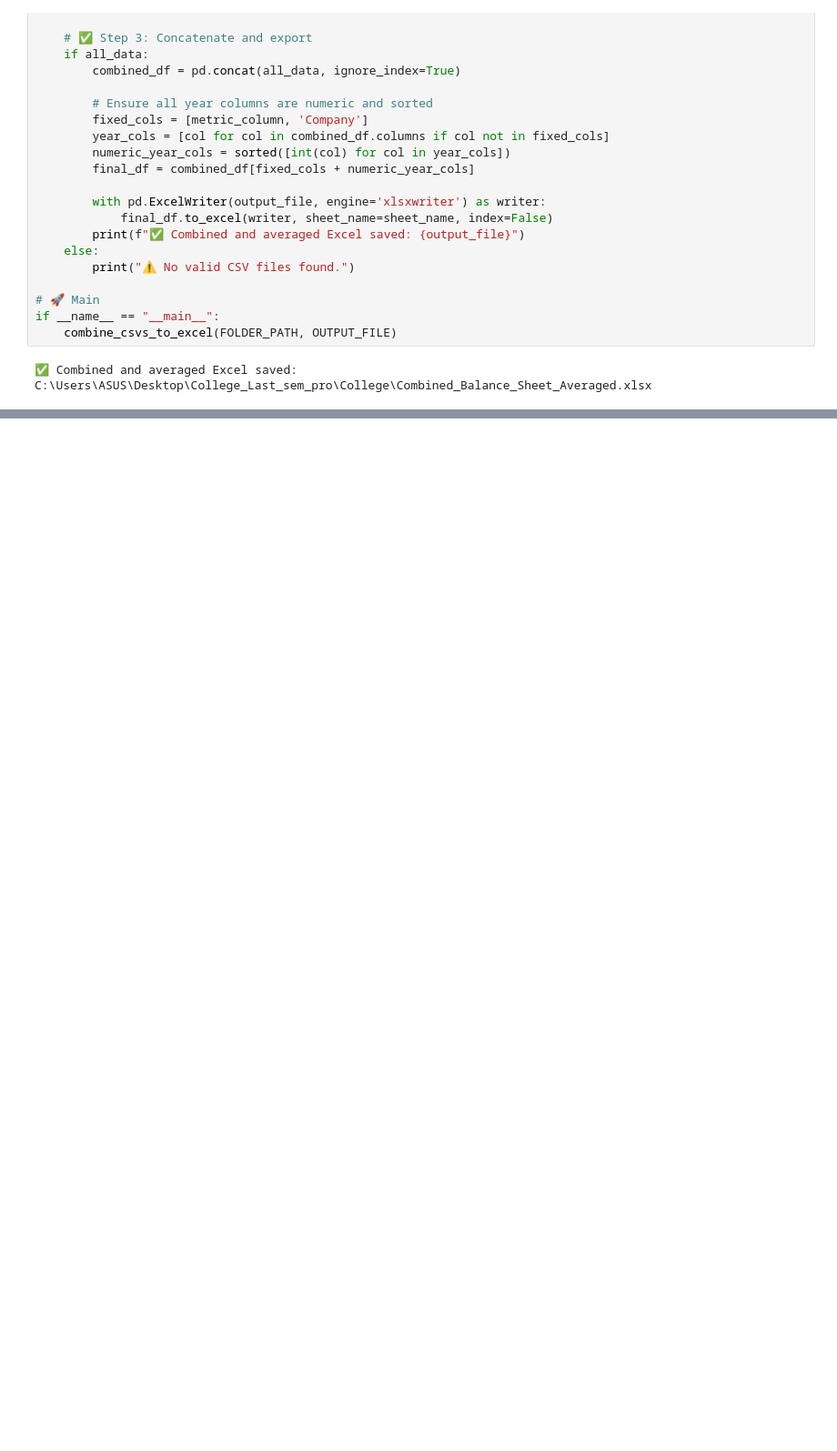
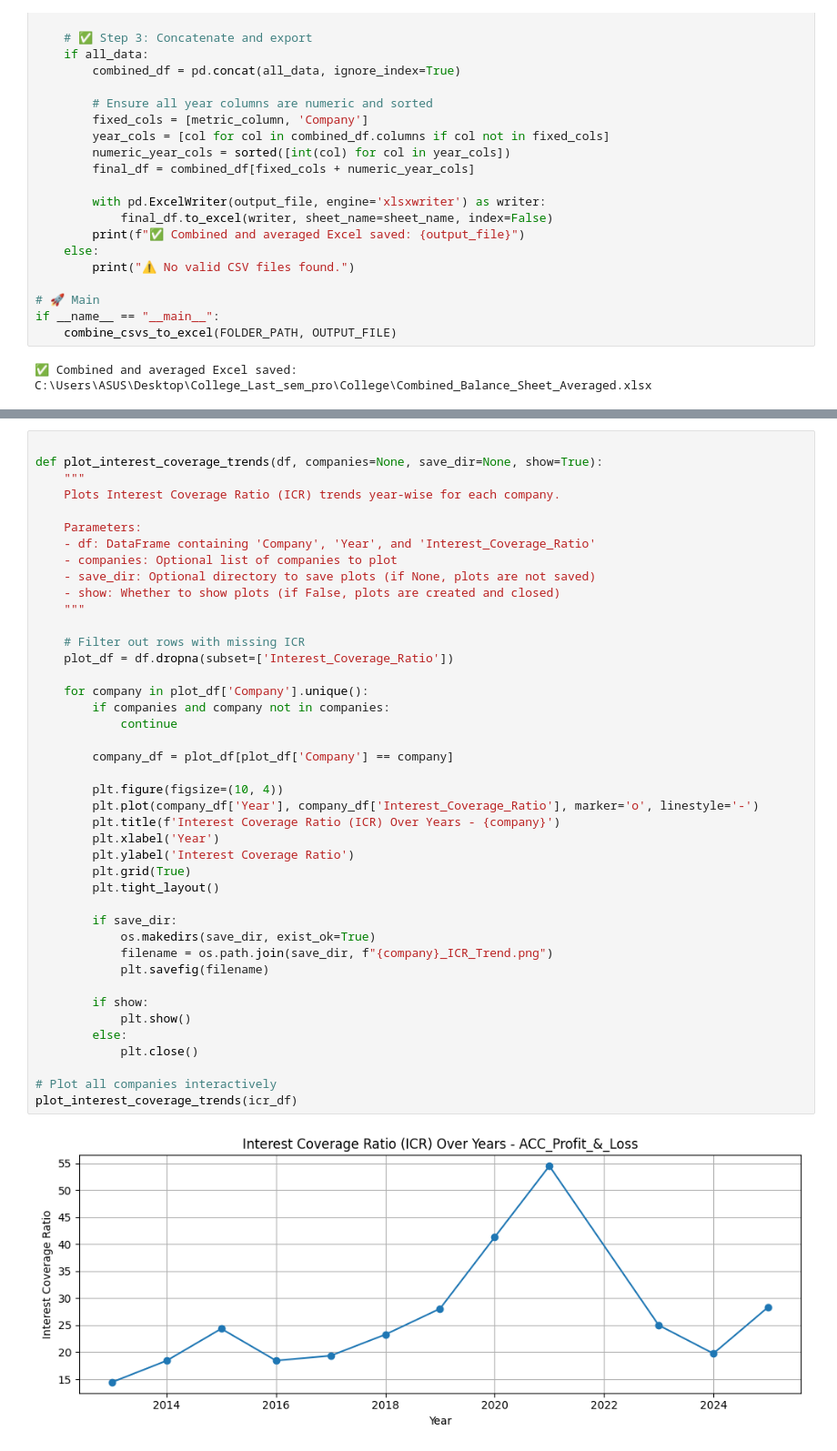
Before and after one commit to karankrish/Riskify, a Jupyter notebook: notebooks/Preprocessing/DynamicCode.ipynb, the cells around one changed output, grey strips where cells are left out. Shown at 91% size. Drawn from its saved outputs; the diff is of its cells as text; blank space fills up the shorter version.

```diff
--- a/notebooks/Preprocessing/DynamicCode.ipynb
+++ b/notebooks/Preprocessing/DynamicCode.ipynb
@@ -190,0 +855,44 @@ if __name__ == "__main__":
+# %%
+
+def plot_interest_coverage_trends(df, companies=None, save_dir=None, show=True):
+    """
+    Plots Interest Coverage Ratio (ICR) trends year-wise for each company.
+
+    Parameters:
+    - df: DataFrame containing 'Company', 'Year', and 'Interest_Coverage_Ratio'
+    - companies: Optional list of companies to plot
+    - save_dir: Optional directory to save plots (if None, plots are not saved)
+    - show: Whether to show plots (if False, plots are created and closed)
+    """
+
+    # Filter out rows with missing ICR
+    plot_df = df.dropna(subset=['Interest_Coverage_Ratio'])
+
+    for company in plot_df['Company'].unique():
+        if companies and company not in companies:
+            continue
+
+        company_df = plot_df[plot_df['Company'] == company]
+
+        plt.figure(figsize=(10, 4))
+        plt.plot(company_df['Year'], company_df['Interest_Coverage_Ratio'], marker='o', linestyle='-')
+        plt.title(f'Interest Coverage Ratio (ICR) Over Years - {company}')
+        plt.xlabel('Year')
+        plt.ylabel('Interest Coverage Ratio')
+        plt.grid(True)
+        plt.tight_layout()
+
+        if save_dir:
+            os.makedirs(save_dir, exist_ok=True)
+            filename = os.path.join(save_dir, f"{company}_ICR_Trend.png")
+            plt.savefig(filename)
+
+        if show:
+            plt.show()
+        else:
+            plt.close()
+
+# Plot all companies interactively
+plot_interest_coverage_trends(icr_df)
+# %% [output]
+[figure, added]
```
Also changed, not shown: parts of 25 cells of this notebook.
